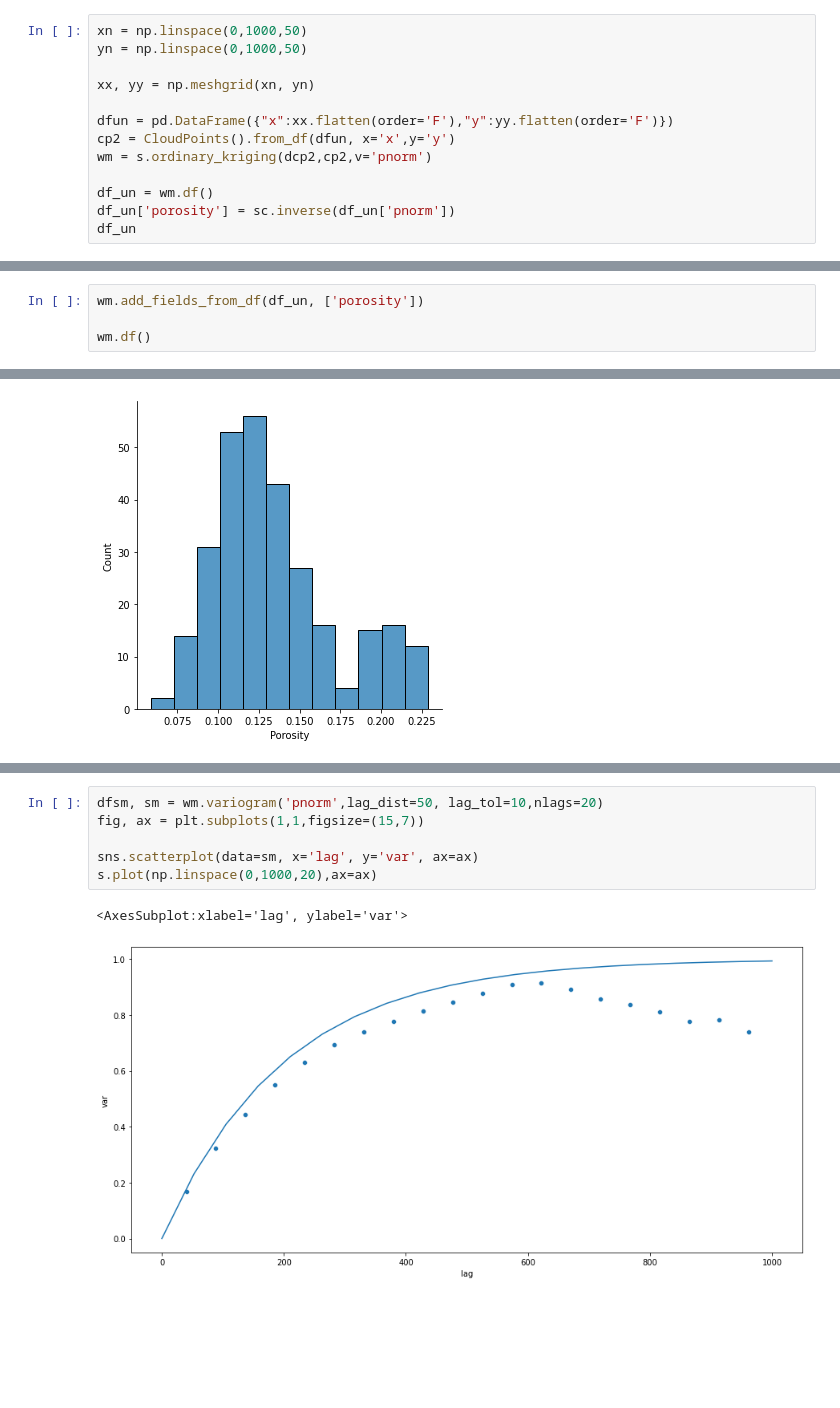
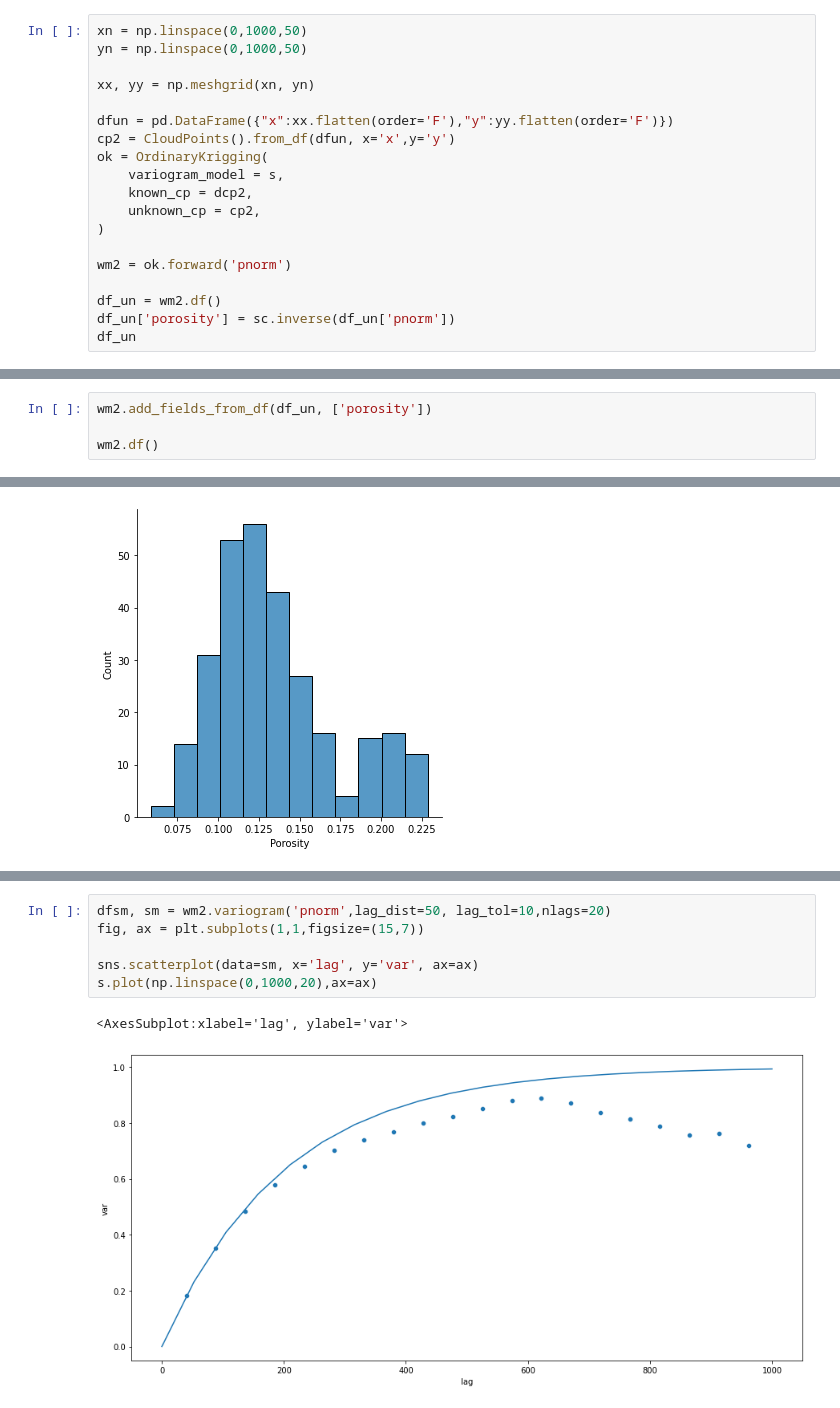
Before and after one commit to scuervo91/volumetricspy, a Jupyter notebook: docs/examples/3-Points/krigging.ipynb, the cells around one changed output, grey strips where cells are left out. Cells and saved outputs as stored; diff of their text form; blank space fills up the shorter version.

```diff
--- a/docs/examples/3-Points/krigging.ipynb
+++ b/docs/examples/3-Points/krigging.ipynb
@@ -148,9 +170,15 @@ xx, yy = np.meshgrid(xn, yn)
 
 dfun = pd.DataFrame({"x":xx.flatten(order='F'),"y":yy.flatten(order='F')})
 cp2 = CloudPoints().from_df(dfun, x='x',y='y')
-wm = s.ordinary_kriging(dcp2,cp2,v='pnorm')
+ok = OrdinaryKrigging(
+    variogram_model = s,
+    known_cp = dcp2,
+    unknown_cp = cp2,
+)
 
-df_un = wm.df()
+wm2 = ok.forward('pnorm')
+
+df_un = wm2.df()
 df_un['porosity'] = sc.inverse(df_un['pnorm'])
 df_un
 # %% [output]
@@ -170,5 +198,5 @@ df_un
 # %%
-wm.add_fields_from_df(df_un, ['porosity'])
+wm2.add_fields_from_df(df_un, ['porosity'])
 
-wm.df()
+wm2.df()
 # %% [output]
@@ -224,9 +250,9 @@ Index(['x', 'y', 'z', 'crs', 'pnorm', 'pnorm_variance', 'porosity',
 # %%
-dfsm, sm = wm.variogram('pnorm',lag_dist=50, lag_tol=10,nlags=20)
+dfsm, sm = wm2.variogram('pnorm',lag_dist=50, lag_tol=10,nlags=20)
 fig, ax = plt.subplots(1,1,figsize=(15,7))
 
 sns.scatterplot(data=sm, x='lag', y='var', ax=ax)
 s.plot(np.linspace(0,1000,20),ax=ax)
 # %% [output]
 <AxesSubplot:xlabel='lag', ylabel='var'>
-[figure, old version]
+[figure, new version]
```
Also changed, not shown: parts of 15 cells of this notebook, 4 other files.
